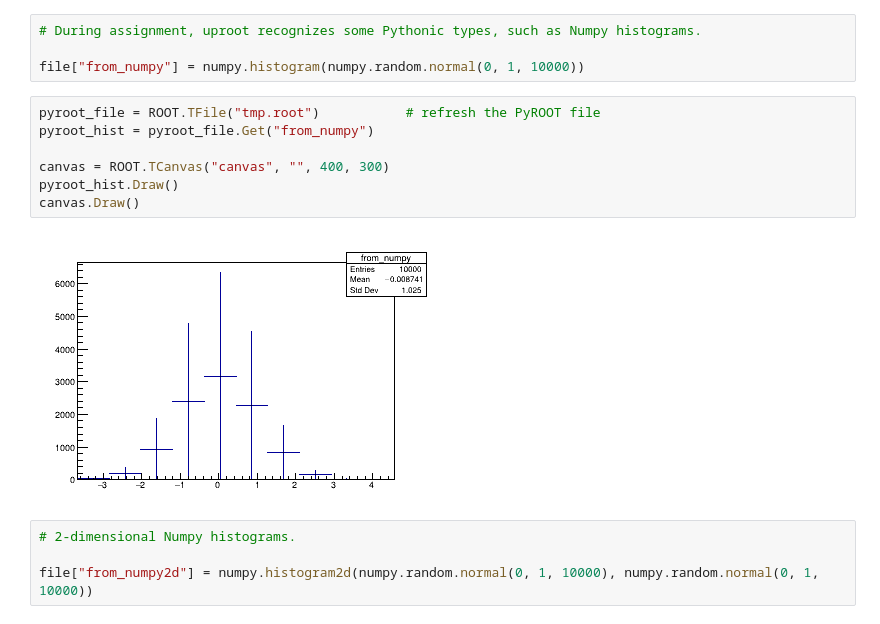
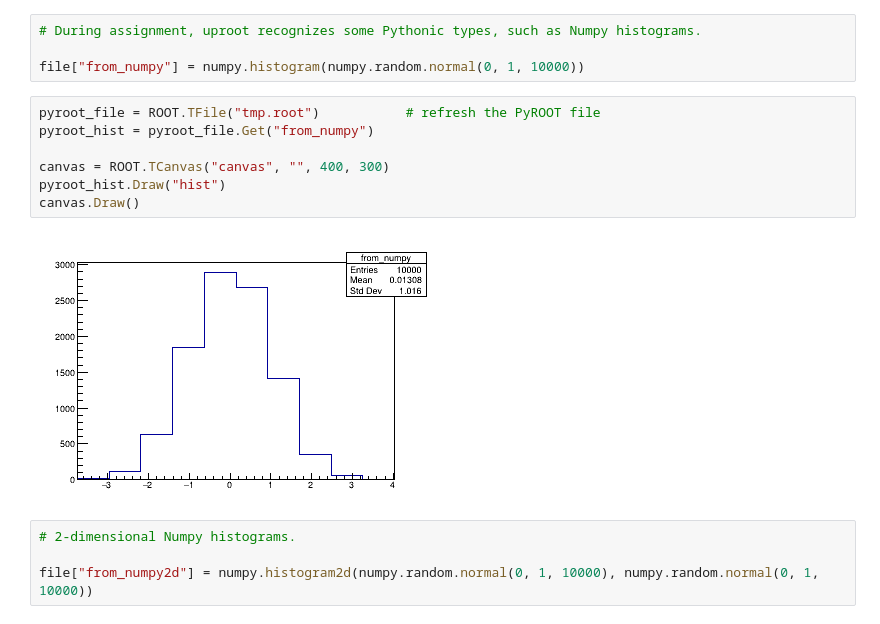
Before and after one commit to jpivarski-talks/2019-06-10-usatlas-argonne-python, a Jupyter notebook: 04-uproot.ipynb, the cells around one changed output. Drawn from its saved outputs; the diff is of its cells as text.

```diff
--- a/04-uproot.ipynb
+++ b/04-uproot.ipynb
@@ -813,12 +833,12 @@ file["from_numpy"] = numpy.histogram(numpy.random.normal(0, 1, 10000))
 # %%
 pyroot_file = ROOT.TFile("tmp.root")           # refresh the PyROOT file
 pyroot_hist = pyroot_file.Get("from_numpy")
 
 canvas = ROOT.TCanvas("canvas", "", 400, 300)
-pyroot_hist.Draw()
+pyroot_hist.Draw("hist")
 canvas.Draw()
 # %% [output]
-[figure, old version]
+[figure, new version]
 # %%
 # 2-dimensional Numpy histograms.
 
```
Also changed, not shown: parts of 16 cells of this notebook.
